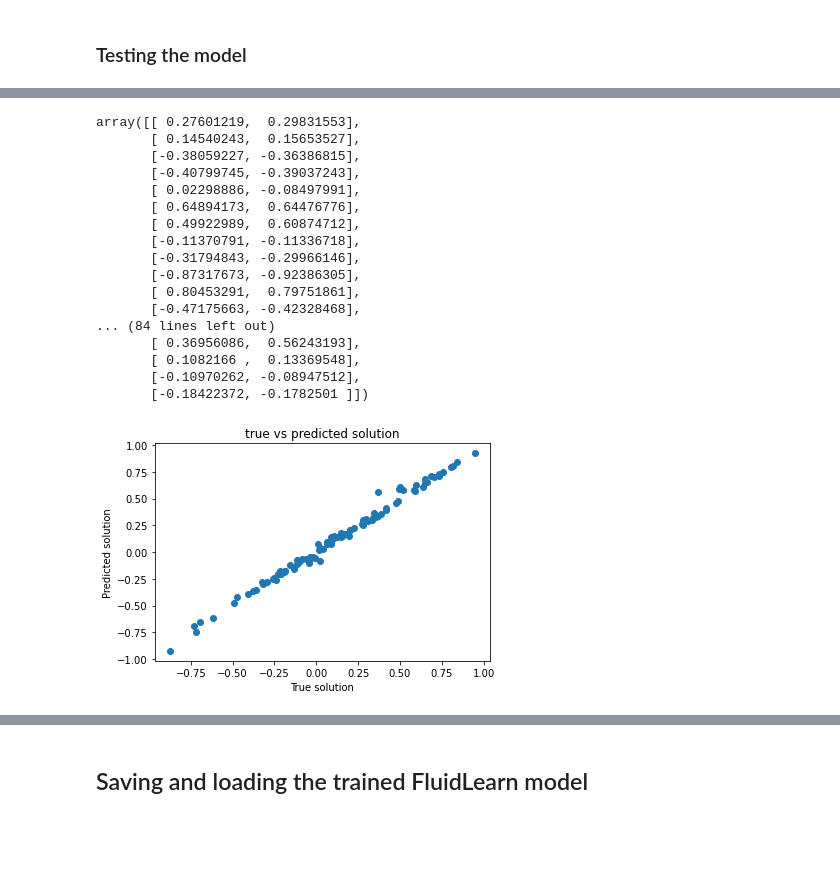
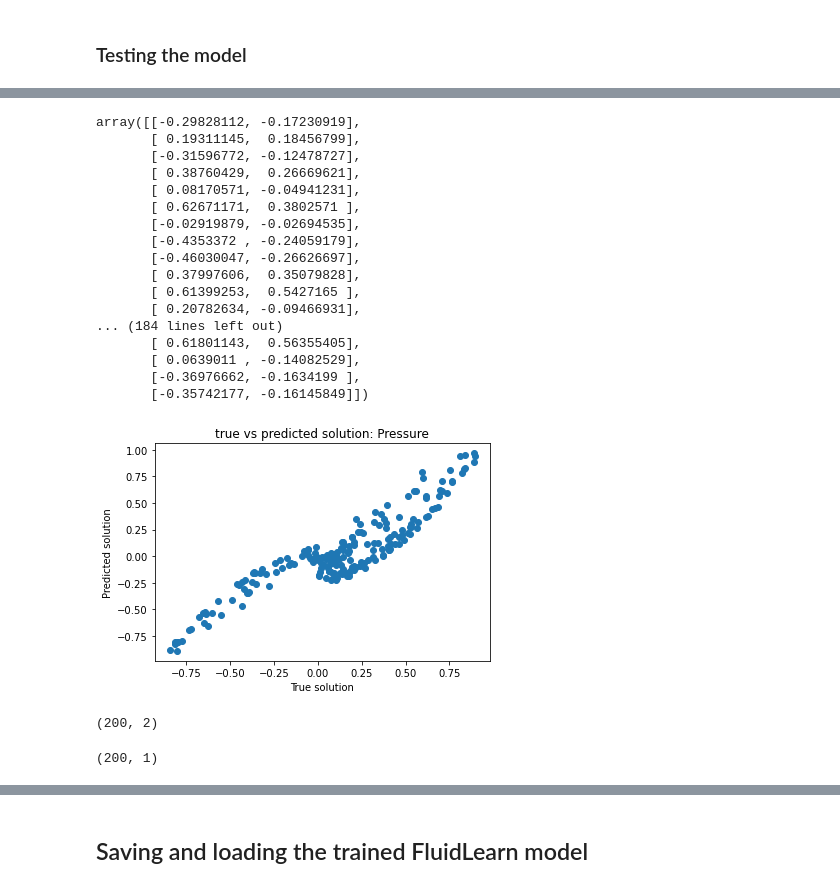
Before and after one commit to mjayadharan/FluidLearn, a Jupyter notebook: dev-files/notebook files/mixed form/main_nb_mixed.ipynb, the cells around one changed output, grey strips where cells are left out. Drawn from its saved outputs; the diff is of its cells as text; code cells hidden in the pictures; blank space fills up the shorter version.

```diff
--- a/dev-files/notebook files/mixed form/main_nb_mixed.ipynb
+++ b/dev-files/notebook files/mixed form/main_nb_mixed.ipynb
@@ -783,5 +793,5 @@ pinn_model.compile(loss=[p_loss_mixed, u_pde_loss_mixed], optimizer="adam")
 ### Fitting the model
 # %%
 # pinn_model.fit(x=[X_tr[:,0:1], X_tr[:,1:2], X_tr[:,2:3]], y=[Y_tr, Y_tr], epochs=10)
-fit = pinn_model.fit(x=X_tr, y=[Y_tr, Y_tr], epochs=5)
+fit = pinn_model.fit(x=X_tr, y=[Y_tr, Y_tr, Y_tr, Y_tr], epochs=10)
 # %% [output]
@@ -804,3 +815,5 @@ Epoch 5/5
 # %%
 # pinn_model.compile(loss=[u_loss,pde_loss], optimizer=keras.optimizers.SGD(lr=1e-4))
+pinn_model.compile(loss=[p_loss_mixed, p_pde_loss_mixed, p_pde_loss_mixed, p_pde_loss_mixed], optimizer=keras.optimizers.SGD(lr=1e-4))
+fit = pinn_model.fit(x=X_tr, y=[Y_tr, Y_tr, Y_tr, Y_tr], epochs=20)
 # pinn_model.fit(x=[X_tr[:,0:1], X_tr[:,1:2]], y=[Y_tr, Y_tr], epochs=10)
@@ -832,7 +845,7 @@ history
 # X_test_st = np.random.uniform(-0.5,0.5,20*dim_d).reshape(20,dim_d)
 # %%
 #space test data
-test_dat_size = 100
+test_dat_size = 200
 X_test_st = np.random.uniform(X_1_domain[0],X_1_domain[1],test_dat_size).reshape(test_dat_size,1)
 X_test_st = np.concatenate([X_test_st, np.random.uniform(X_2_domain[0],X_2_domain[1],test_dat_size).reshape(test_dat_size,1)], axis=1)
 #temporal test data
@@ -851,33 +864,42 @@ len(Y_test)
 # %%
-Y_test_true = np.sin(X_test_st[0] + X_test_st[1]) * X_test_st[2]
+Y_test_true_pressure = np.sin(X_test_st[0] + X_test_st[1]) * X_test_st[2]
+Y_test_true_vel_x = -np.cos(X_test_st[0] + X_test_st[1]) * X_test_st[2]
 Y_eval = np.concatenate([Y_test_true,np.ones((Y_test_true.shape[0],1))], axis=1)
 # %%
 # pinn_model.evaluate(x=[X_test_st[:,0:1], X_test_st[:,1:2]], y= Y_eval)
 # %%
-np.concatenate([Y_test_true, Y_test], axis=1)
+np.concatenate([Y_test_true_pressure, Y_test[0]], axis=1)
 # %% [output]
-array([[ 0.27601219,  0.29831553],
-       [ 0.14540243,  0.15653527],
-       [-0.38059227, -0.36386815],
-       [-0.40799745, -0.39037243],
-       [ 0.02298886, -0.08497991],
-       [ 0.64894173,  0.64476776],
-       [ 0.49922989,  0.60874712],
-       [-0.11370791, -0.11336718],
-       [-0.31794843, -0.29966146],
-       [-0.87317673, -0.92386305],
-       [ 0.80453291,  0.79751861],
-       [-0.47175663, -0.42328468],
-... (84 lines left out)
-       [ 0.36956086,  0.56243193],
-       [ 0.1082166 ,  0.13369548],
-       [-0.10970262, -0.08947512],
-       [-0.18422372, -0.1782501 ]])
+array([[-0.29828112, -0.17230919],
+       [ 0.19311145,  0.18456799],
+       [-0.31596772, -0.12478727],
+       [ 0.38760429,  0.26669621],
+       [ 0.08170571, -0.04941231],
+       [ 0.62671171,  0.3802571 ],
+       [-0.02919879, -0.02694535],
+       [-0.4353372 , -0.24059179],
+       [-0.46030047, -0.26626697],
+       [ 0.37997606,  0.35079828],
+       [ 0.61399253,  0.5427165 ],
+       [ 0.20782634, -0.09466931],
+... (184 lines left out)
+       [ 0.61801143,  0.56355405],
+       [ 0.0639011 , -0.14082529],
+       [-0.36976662, -0.1634199 ],
+       [-0.35742177, -0.16145849]])
 # %%
-plt.scatter(Y_test_true,Y_test)
-plt.title("true vs predicted solution")
+plt.scatter(Y_test_true_pressure,Y_test[0])
+plt.title("true vs predicted solution: Pressure")
 plt.xlabel("True solution")
 plt.ylabel("Predicted solution")
 plt.show()
 # %% [output]
-[figure, old version]
+[figure, new version]
+# %%
+Y_test[1].shape
+# %% [output]
+(200, 2)
+# %%
+Y_test_true_vel_x.shape
+# %% [output]
+(200, 1)
```
Also changed, not shown: parts of 15 cells of this notebook, 3 other files.
